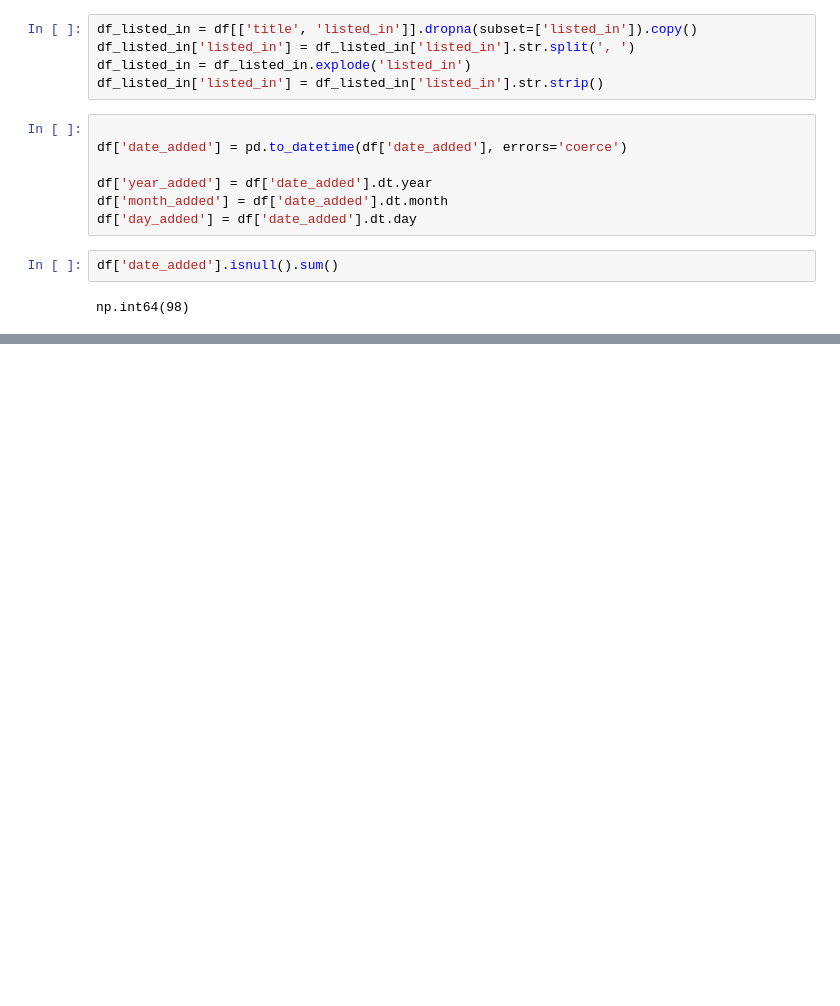
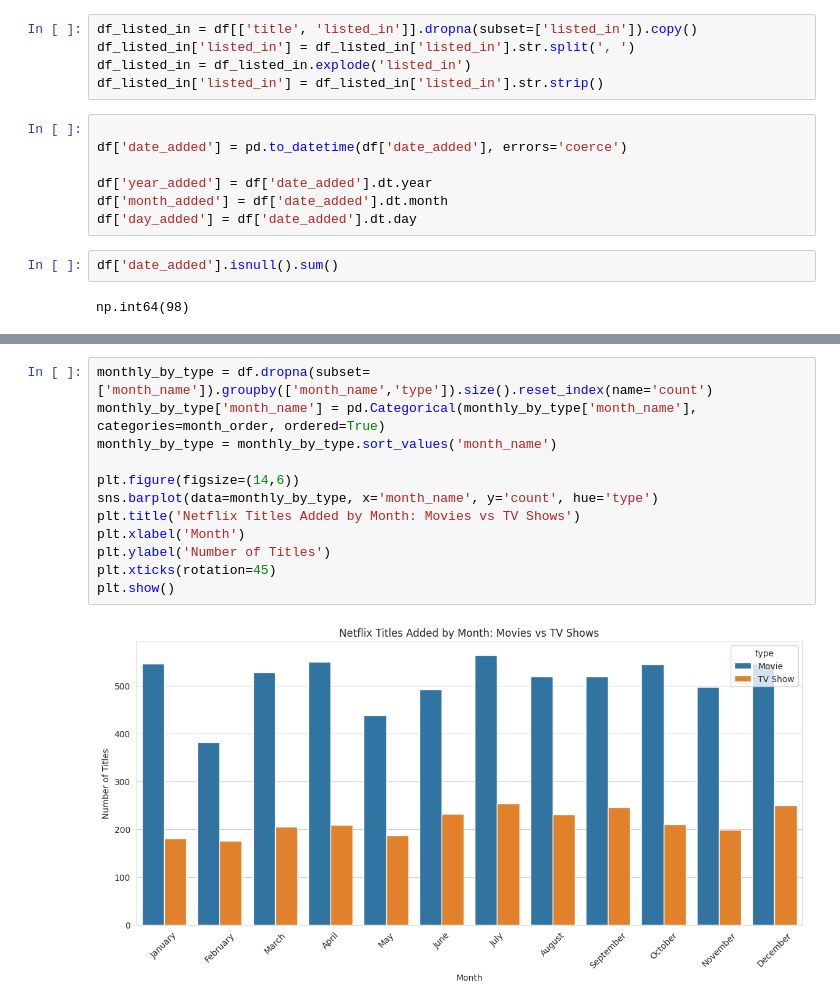
Before and after one commit to shivamsing071-cloud/Netflix-EDA-Analysis, a Jupyter notebook: Untitled1.ipynb, the cells around one changed output, grey strips where cells are left out. Saved outputs shown, nothing was run; the diff lists cells and outputs as text; blank space fills up the shorter version.

```diff
--- a/Untitled1.ipynb
+++ b/Untitled1.ipynb
@@ -149,0 +198,14 @@ np.int64(98)
+# %%
+monthly_by_type = df.dropna(subset=['month_name']).groupby(['month_name','type']).size().reset_index(name='count')
+monthly_by_type['month_name'] = pd.Categorical(monthly_by_type['month_name'], categories=month_order, ordered=True)
+monthly_by_type = monthly_by_type.sort_values('month_name')
+
+plt.figure(figsize=(14,6))
+sns.barplot(data=monthly_by_type, x='month_name', y='count', hue='type')
+plt.title('Netflix Titles Added by Month: Movies vs TV Shows')
+plt.xlabel('Month')
+plt.ylabel('Number of Titles')
+plt.xticks(rotation=45)
+plt.show()
+# %% [output]
+[figure, added]
```
Also changed, not shown: parts of 4 cells of this notebook.
